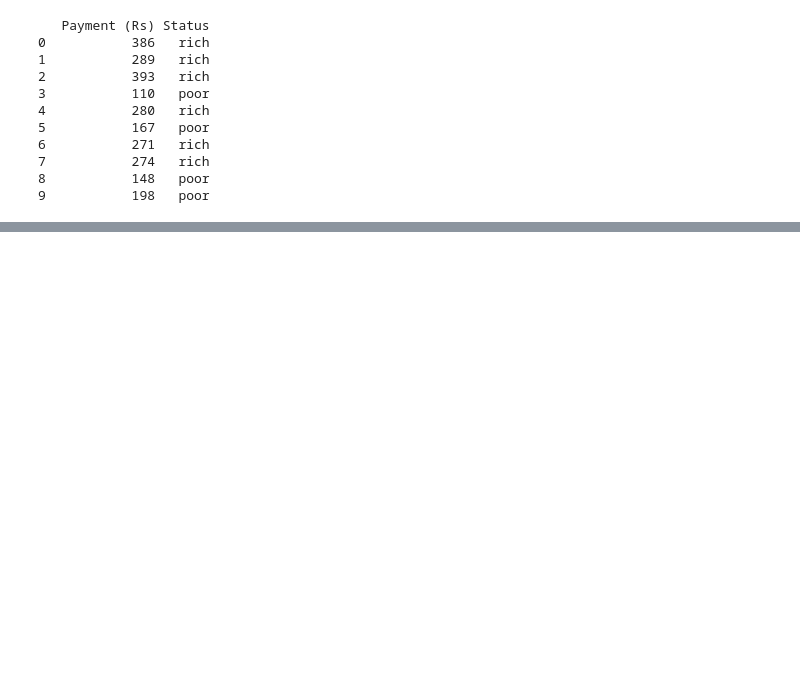
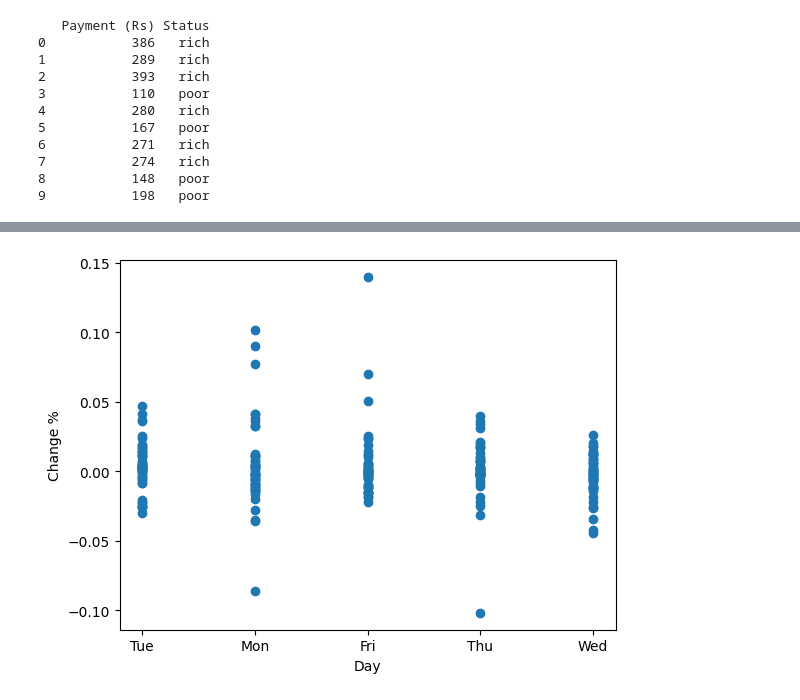
Before and after one commit to paramesh502/Machine_Learning-22AIE213, a Jupyter notebook: Lab_session_2/lab_session_2.ipynb, the cells around one changed output, grey strips where cells are left out. Saved outputs shown, nothing was run; the diff lists cells and outputs as text; code cells hidden in the pictures; blank space fills up the shorter version.

```diff
--- a/Lab_session_2/lab_session_2.ipynb
+++ b/Lab_session_2/lab_session_2.ipynb
@@ -95,3 +94,100 @@ main()
 7           274   rich
 8           148   poor
 9           198   poor
+# %%
+#a3
+import pandas as pd
+import numpy as np
+import time
+import matplotlib.pyplot as plt
+
+def load_irctc_data(file_path):
+    data = pd.read_excel(file_path, sheet_name=1)
+    return data
+
+def mean_numpy(values):
+    return np.mean(values)
+
+def var_numpy(values):
+    return np.var(values)
+
+def mean_manual(values):
+    total = 0
+    for v in values:
+        total += v
+    return total/len(values)
+
+def var_manual(values):
+    m = mean_manual(values)
+    total = 0
+    for v in values:
+        total += (v-m) ** 2
+    return total / len(values)
+
+def avg_time(func, values):
+    total_time = 0
+    for i in range(10):
+        start = time.time()
+        func(values)
+        end = time.time()
+        total_time += (end - start)
+    return total_time / 10
+
+def wednesday_mean(data):
+    wed_data = data[data["Day"].str.strip().str.lower() == "wednesday"]
+    if len(wed_data) == 0:
+        return 0
+    return mean_manual(wed_data["Price"].values)
+
+
+def april_mean(data):
+    apr_data = data[data["Month"].str.strip().str.lower() == "apr"]
+    if len(apr_data) == 0:
+        return 0
+    return mean_manual(apr_data["Price"].values)
+
+
+def loss_probability(chg):
+    loss_days = list(filter(lambda x: x < 0, chg))
+    return len(loss_days) / len(chg)
+
+def profit_on_wednesday(data):   # SAFE VERSION
+    wed = data[data["Day"].str.strip().str.lower() == "wednesday"]
+    if len(wed) == 0:
+        return 0
+    profit = wed[wed["Chg%"] > 0]
+    return len(profit) / len(wed)
+
+
+def scatter_plot(data):
+    plt.scatter(data["Day"], data["Chg%"])
+    plt.xlabel("Day")
+    plt.ylabel("Change %")
+    plt.show()
+
+def main():
+    file_path = "Lab Session Data.xlsx"
+    data = load_irctc_data(file_path)
+
+    price = data["Price"].values
+    chg = data["Chg%"].values
+
+    print("Mean (numpy):", mean_numpy(price))
+    print("Variance (numpy):", var_numpy(price))
+
+    print("Mean (manual):", mean_manual(price))
+    print("Variance (manual):", var_manual(price))
+
+    print("Avg time mean (numpy):", avg_time(mean_numpy, price))
+    print("Avg time mean (manual):", avg_time(mean_manual, price))
+
+    print("Wednesday mean:", wednesday_mean(data))
+    print("April mean:", april_mean(data))
+
+    print("Probability of loss:", loss_probability(chg))
+    print("Profit on Wednesday:", profit_on_wednesday(data))
+
+    scatter_plot(data)
+
+main()
+# %% [output]
@@ -97,0 +204 @@ main()
+[figure, added]
```
Also changed, not shown: parts of 8 cells of this notebook, 1 other file.
